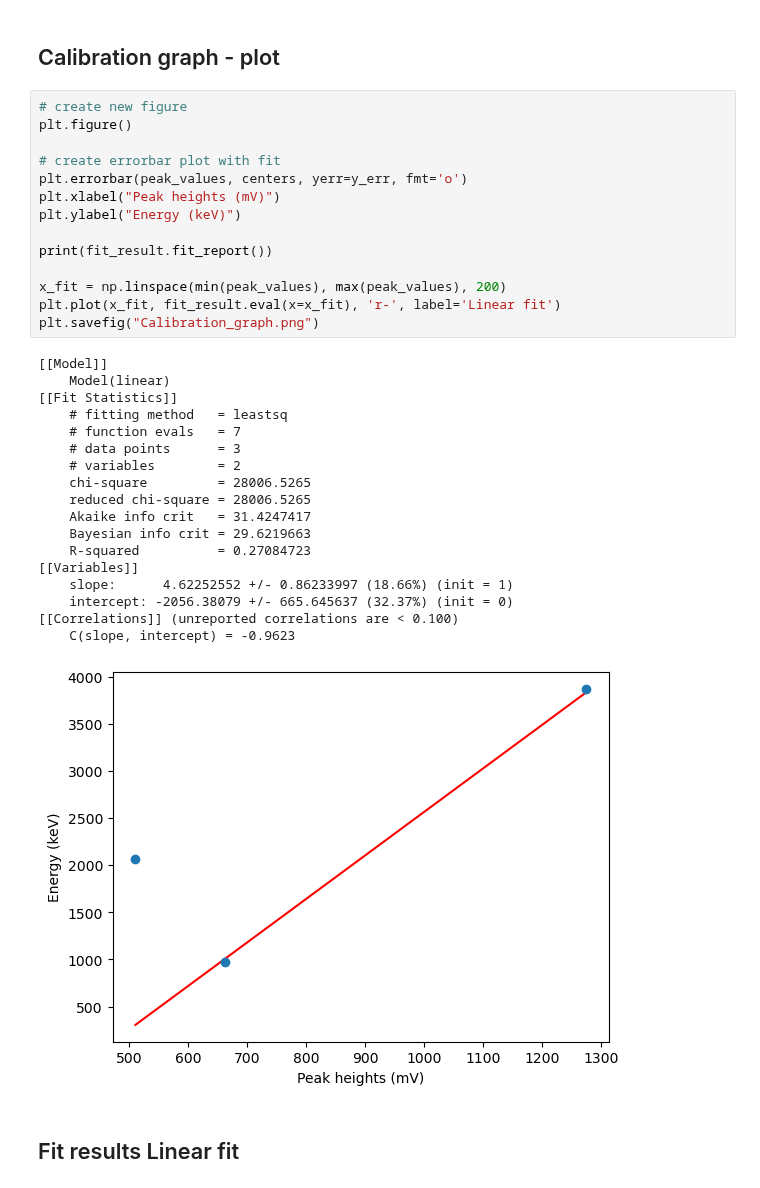
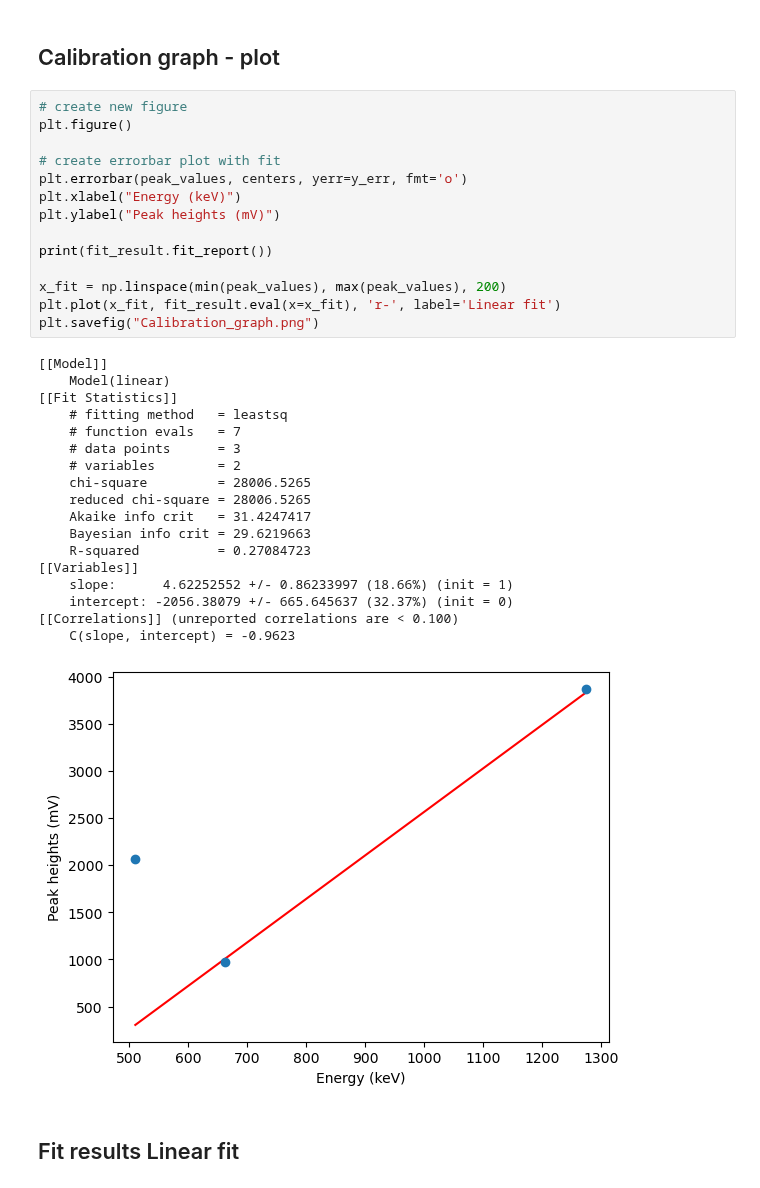
Before and after one commit to SannevWestrenen/NSP2-Particle-Physics---Charley-Sanne, a Jupyter notebook: calibration/Particle Physics - Charley & Sanne.ipynb, the cells around one changed output. Cells and saved outputs as stored; diff of their text form.

```diff
--- a/calibration/Particle Physics - Charley & Sanne.ipynb
+++ b/calibration/Particle Physics - Charley & Sanne.ipynb
@@ -282,36 +282,36 @@ Errors: [10.654931815556909, 1.1705689181106154, 2.9527960617830824]
 # %%
 # create new figure
 plt.figure()
 
 # create errorbar plot with fit
 plt.errorbar(peak_values, centers, yerr=y_err, fmt='o')
-plt.xlabel("Peak heights (mV)")
-plt.ylabel("Energy (keV)")
+plt.xlabel("Energy (keV)")
+plt.ylabel("Peak heights (mV)")
 
 print(fit_result.fit_report())
 
 x_fit = np.linspace(min(peak_values), max(peak_values), 200)
 plt.plot(x_fit, fit_result.eval(x=x_fit), 'r-', label='Linear fit')
 plt.savefig("Calibration_graph.png")
 # %% [output]
 [[Model]]
     Model(linear)
 [[Fit Statistics]]
     # fitting method   = leastsq
     # function evals   = 7
     # data points      = 3
     # variables        = 2
     chi-square         = 28006.5265
     reduced chi-square = 28006.5265
     Akaike info crit   = 31.4247417
     Bayesian info crit = 29.6219663
     R-squared          = 0.27084723
 [[Variables]]
     slope:      4.62252552 +/- 0.86233997 (18.66%) (init = 1)
     intercept: -2056.38079 +/- 665.645637 (32.37%) (init = 0)
 [[Correlations]] (unreported correlations are < 0.100)
     C(slope, intercept) = -0.9623
-[figure, old version]
+[figure, new version]
 # %% [markdown]
 ## Fit results Linear fit
 # %%
```
Also changed, not shown: 1 other file.
